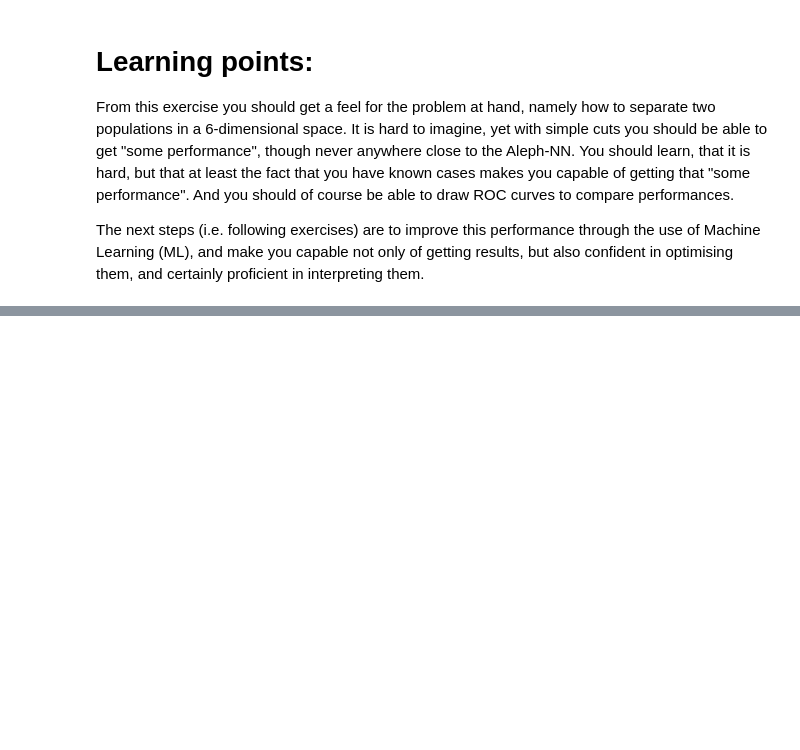
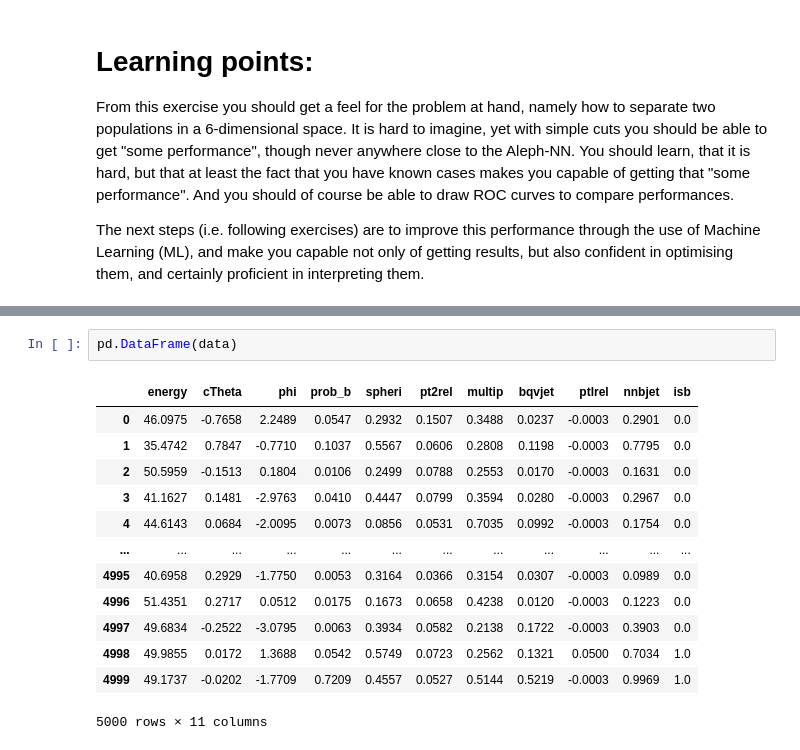
Before and after one commit to JuFo96/AppliedML2023, a Jupyter notebook: Week1/BjetSelection.ipynb, the cells around one changed output, grey strips where cells are left out. Saved outputs shown, nothing was run; the diff lists cells and outputs as text; blank space fills up the shorter version.

```diff
--- a/Week1/BjetSelection.ipynb
+++ b/Week1/BjetSelection.ipynb
@@ -419,0 +428,16 @@ plt.legend(loc='lower right', fontsize=18)
+# %%
+pd.DataFrame(data)
+# %% [output]
+|  | energy | cTheta | phi | prob_b | spheri | pt2rel | multip | bqvjet | ptlrel | nnbjet | isb |
+| 0 | 46.0975 | -0.7658 | 2.2489 | 0.0547 | 0.2932 | 0.1507 | 0.3488 | 0.0237 | -0.0003 | 0.2901 | 0.0 |
+| 1 | 35.4742 | 0.7847 | -0.7710 | 0.1037 | 0.5567 | 0.0606 | 0.2808 | 0.1198 | -0.0003 | 0.7795 | 0.0 |
+| 2 | 50.5959 | -0.1513 | 0.1804 | 0.0106 | 0.2499 | 0.0788 | 0.2553 | 0.0170 | -0.0003 | 0.1631 | 0.0 |
+| 3 | 41.1627 | 0.1481 | -2.9763 | 0.0410 | 0.4447 | 0.0799 | 0.3594 | 0.0280 | -0.0003 | 0.2967 | 0.0 |
+| 4 | 44.6143 | 0.0684 | -2.0095 | 0.0073 | 0.0856 | 0.0531 | 0.7035 | 0.0992 | -0.0003 | 0.1754 | 0.0 |
+| ... | ... | ... | ... | ... | ... | ... | ... | ... | ... | ... | ... |
+| 4995 | 40.6958 | 0.2929 | -1.7750 | 0.0053 | 0.3164 | 0.0366 | 0.3154 | 0.0307 | -0.0003 | 0.0989 | 0.0 |
+| 4996 | 51.4351 | 0.2717 | 0.0512 | 0.0175 | 0.1673 | 0.0658 | 0.4238 | 0.0120 | -0.0003 | 0.1223 | 0.0 |
+| 4997 | 49.6834 | -0.2522 | -3.0795 | 0.0063 | 0.3934 | 0.0582 | 0.2138 | 0.1722 | -0.0003 | 0.3903 | 0.0 |
+| 4998 | 49.9855 | 0.0172 | 1.3688 | 0.0542 | 0.5749 | 0.0723 | 0.2562 | 0.1321 | 0.0500 | 0.7034 | 1.0 |
+| 4999 | 49.1737 | -0.0202 | -1.7709 | 0.7209 | 0.4557 | 0.0527 | 0.5144 | 0.5219 | -0.0003 | 0.9969 | 1.0 |
+5000 rows × 11 columns
```
Also changed, not shown: parts of 10 cells of this notebook, 1 other file.
